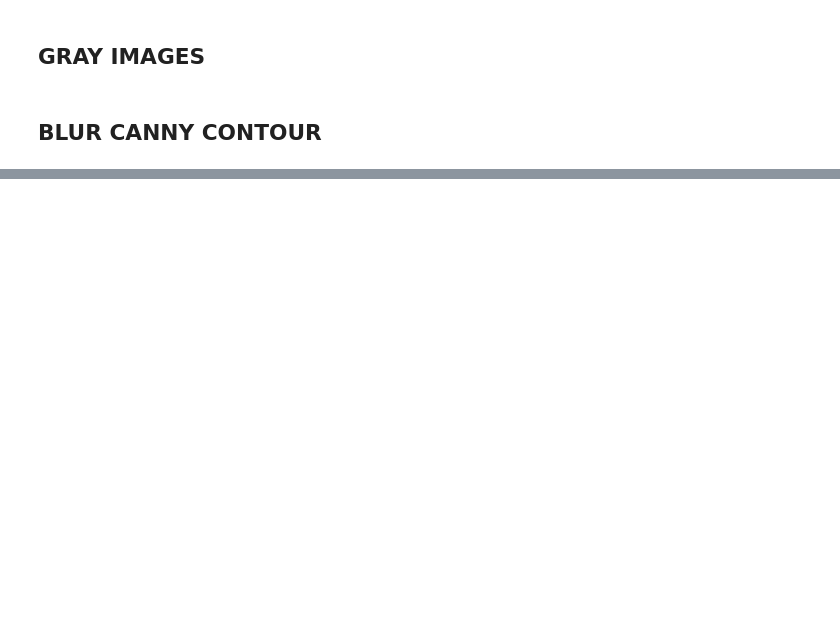
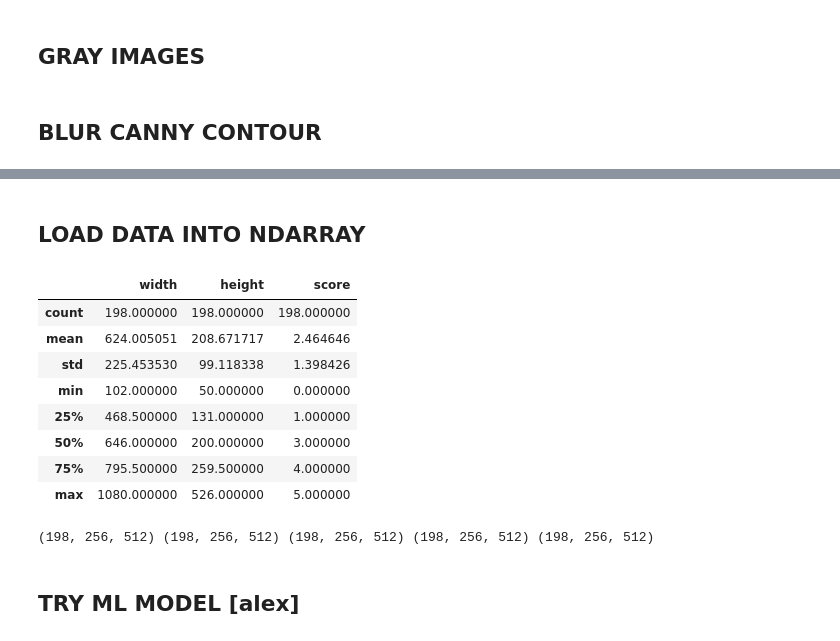
Before and after one commit to alexchtst/Tugas-Compvis, a Jupyter notebook: test.ipynb, the cells around one changed output, grey strips where cells are left out. Drawn from its saved outputs; the diff is of its cells as text; code cells hidden in the pictures; blank space fills up the shorter version.

Commit message:
add data transform

```diff
--- a/test.ipynb
+++ b/test.ipynb
@@ -108,0 +134,20 @@ for i in range(5):
+# %% [markdown]
+## LOAD DATA INTO NDARRAY
+# %%
+df.describe()
+
+# mean width = 624
+# mean height = 208
+
+# biar 2^ pake width = 512 (2**9)
+# biar 2^ pake height = 256 (2**8)
+# %% [output]
+|  | width | height | score |
+| count | 198.000000 | 198.000000 | 198.000000 |
+| mean | 624.005051 | 208.671717 | 2.464646 |
+| std | 225.453530 | 99.118338 | 1.398426 |
+| min | 102.000000 | 50.000000 | 0.000000 |
+| 25% | 468.500000 | 131.000000 | 1.000000 |
+| 50% | 646.000000 | 200.000000 | 3.000000 |
+| 75% | 795.500000 | 259.500000 | 4.000000 |
+| max | 1080.000000 | 526.000000 | 5.000000 |
@@ -108,0 +190,8 @@ for i in range(5):
+# %%
+print(gray_np.shape, gaussBlur_np.shape, canny_np.shape, tresh_np.shape, contour_np.shape)
+
+# pake dah mau pake yang mana
+# %% [output]
+(198, 256, 512) (198, 256, 512) (198, 256, 512) (198, 256, 512) (198, 256, 512)
+# %% [markdown]
+## TRY ML MODEL [alex]
```
Also changed, not shown: parts of 6 cells of this notebook, 1 other file.
